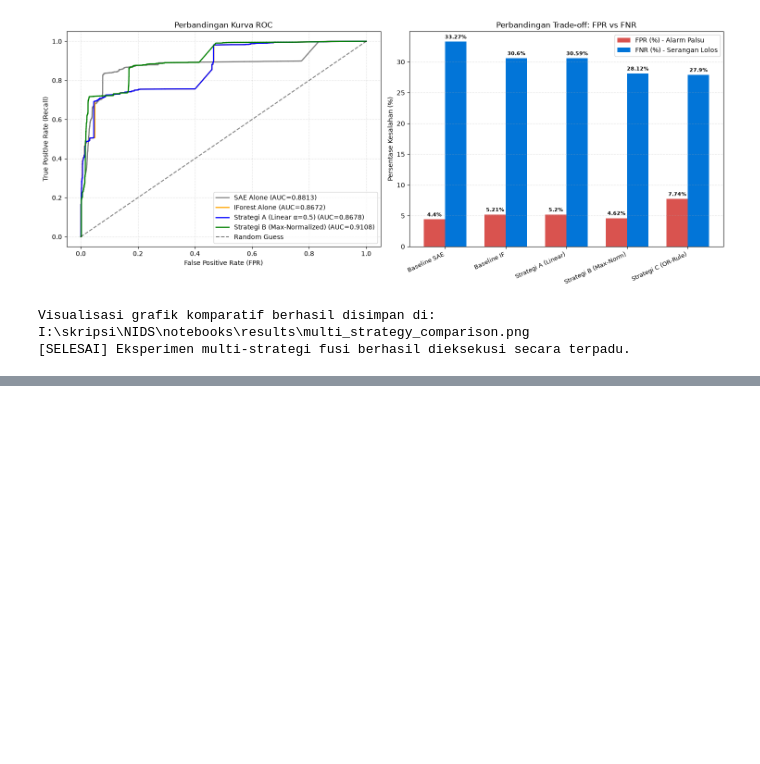
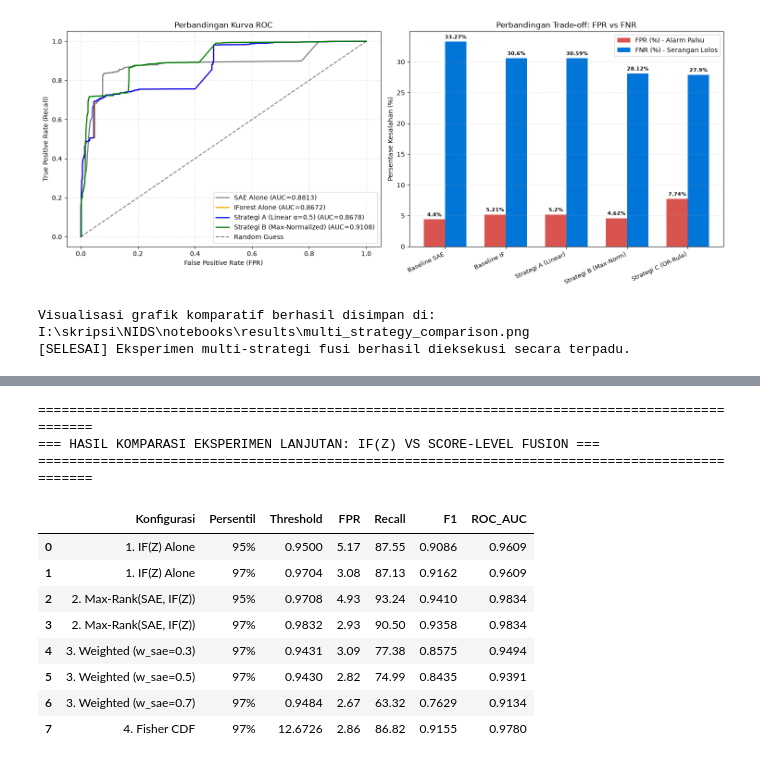
Before and after one commit to n0thing19/Zero-Day-NIDS--Tugas-Akhir-, a Jupyter notebook: notebooks/02_hybrid_multi_strategy_training.ipynb, the cells around one changed output, grey strips where cells are left out. Drawn from its saved outputs; the diff is of its cells as text; code cells hidden in the pictures; blank space fills up the shorter version.

```diff
--- a/notebooks/02_hybrid_multi_strategy_training.ipynb
+++ b/notebooks/02_hybrid_multi_strategy_training.ipynb
@@ -654,0 +796,18 @@ Visualisasi grafik komparatif berhasil disimpan di: I:\skripsi\NIDS\notebooks\re
+# %%
+# ==============================================================================
+# CELL 3: SENSITIVITAS THRESHOLD STRATEGI B
+# ==============================================================================
+sens_rows = []
+
+# Gunakan Max-Normalized Score pada skala uji
+score_maxnorm_full = np.maximum(sae_test_norm / safe_tau_sae, if_test_norm / safe_tau_if)
+score_maxnorm_calib = np.maximum(sae_calib_norm / safe_tau_sae, if_calib_norm / safe_tau_if)
+
+for pct in [95, 97, 99]:
+    tau_sens = float(np.percentile(score_maxnorm_calib, pct))
+    m = evaluate_binary_metrics(y_test, score_maxnorm_full, tau_sens)
+    sens_rows.append({"percentile": f"{pct}%", "Threshold": round(tau_sens, 4), **m})
+
+df_sens = pd.DataFrame(sens_rows)
+print("=== UJI SENSITIVITAS THRESHOLD STRATEGI B ===")
+print(df_sens[["percentile", "Threshold", "FPR", "Recall", "F1", "PR_AUC"]].to_string(index=False))
@@ -654,0 +1397,62 @@ Visualisasi grafik komparatif berhasil disimpan di: I:\skripsi\NIDS\notebooks\re
+# %%
+# ==============================================================================
+# TAHAP 2: HEAD-TO-HEAD KOMPARASI FUSI: IF(Z) VS SCORE-LEVEL FUSION
+# ==============================================================================
+def eval_fusion(y_t, scores, thresh):
+    pred = (scores > thresh).astype(int)
+    cm = confusion_matrix(y_t, pred, labels=[0, 1])
+    tn, fp, fn, tp = cm.ravel()
+    fpr = (fp / (fp + tn)) * 100 if (fp + tn) > 0 else 0.0
+    rec = recall_score(y_t, pred, pos_label=1, zero_division=0) * 100
+    f1  = f1_score(y_t, pred, pos_label=1, zero_division=0)
+
+    fpr_arr, tpr_arr, _ = roc_curve(y_t, scores)
+    roc_auc_val = auc(fpr_arr, tpr_arr)
+    return {"TP": int(tp), "FP": int(fp), "FPR": round(fpr, 2), "Recall": round(rec, 2), "F1": round(f1, 4), "ROC_AUC": round(roc_auc_val, 4)}
+
+rows_comp = []
+
+def record_config(name, score_calib, score_test, pct_list):
+    for p in pct_list:
+        tau = float(np.percentile(score_calib, p))
+        m = eval_fusion(y_true, score_test, tau)
+        rows_comp.append({"Konfigurasi": name, "Persentil": f"{p}%", "Threshold": round(tau, 4), **m})
+
+# 1. Eksperimen A: IF(Z) Mandiri
+record_config("1. IF(Z) Alone", ifz_calib_c, ifz_test_c, [95, 97])
+
+# 2. Max-Rank Fusion: max(CDF_SAE, CDF_IF(Z))
+fc_max = np.maximum(sae_calib_c, ifz_calib_c)
+ft_max = np.maximum(sae_test_c,  ifz_test_c)
+record_config("2. Max-Rank(SAE, IF(Z))", fc_max, ft_max, [95, 97])
+
+# 3. Weighted CDF Fusion
+for w in [0.3, 0.5, 0.7]:
+    fc_w = w * sae_calib_c + (1.0 - w) * ifz_calib_c
+    ft_w = w * sae_test_c  + (1.0 - w) * ifz_test_c
+    record_config(f"3. Weighted (w_sae={w})", fc_w, ft_w, [97])
+
+# 4. Fisher Combination
+fc_fish = -2.0 * (np.log(np.clip(1.0 - sae_calib_c, 1e-10, 1.0)) + np.log(np.clip(1.0 - ifz_calib_c, 1e-10, 1.0)))
+ft_fish = -2.0 * (np.log(np.clip(1.0 - sae_test_c,  1e-10, 1.0)) + np.log(np.clip(1.0 - ifz_test_c,  1e-10, 1.0)))
+record_config("4. Fisher CDF", fc_fish, ft_fish, [97])
+
+df_comp_results = pd.DataFrame(rows_comp)
+print("\n" + "=" * 95)
+print("=== HASIL KOMPARASI EKSPERIMEN LANJUTAN: IF(Z) VS SCORE-LEVEL FUSION ===")
+print("=" * 95)
+display(df_comp_results[["Konfigurasi", "Persentil", "Threshold", "FPR", "Recall", "F1", "ROC_AUC"]])
+print("=" * 95)
+# %% [output]
+===============================================================================================
+=== HASIL KOMPARASI EKSPERIMEN LANJUTAN: IF(Z) VS SCORE-LEVEL FUSION ===
+===============================================================================================
+|  | Konfigurasi | Persentil | Threshold | FPR | Recall | F1 | ROC_AUC |
+| 0 | 1. IF(Z) Alone | 95% | 0.9500 | 5.17 | 87.55 | 0.9086 | 0.9609 |
+| 1 | 1. IF(Z) Alone | 97% | 0.9704 | 3.08 | 87.13 | 0.9162 | 0.9609 |
+| 2 | 2. Max-Rank(SAE, IF(Z)) | 95% | 0.9708 | 4.93 | 93.24 | 0.9410 | 0.9834 |
+| 3 | 2. Max-Rank(SAE, IF(Z)) | 97% | 0.9832 | 2.93 | 90.50 | 0.9358 | 0.9834 |
+| 4 | 3. Weighted (w_sae=0.3) | 97% | 0.9431 | 3.09 | 77.38 | 0.8575 | 0.9494 |
+| 5 | 3. Weighted (w_sae=0.5) | 97% | 0.9430 | 2.82 | 74.99 | 0.8435 | 0.9391 |
+| 6 | 3. Weighted (w_sae=0.7) | 97% | 0.9484 | 2.67 | 63.32 | 0.7629 | 0.9134 |
+| 7 | 4. Fisher CDF | 97% | 12.6726 | 2.86 | 86.82 | 0.9155 | 0.9780 |
```
Also changed, not shown: parts of 15 cells of this notebook, 13 other files.
